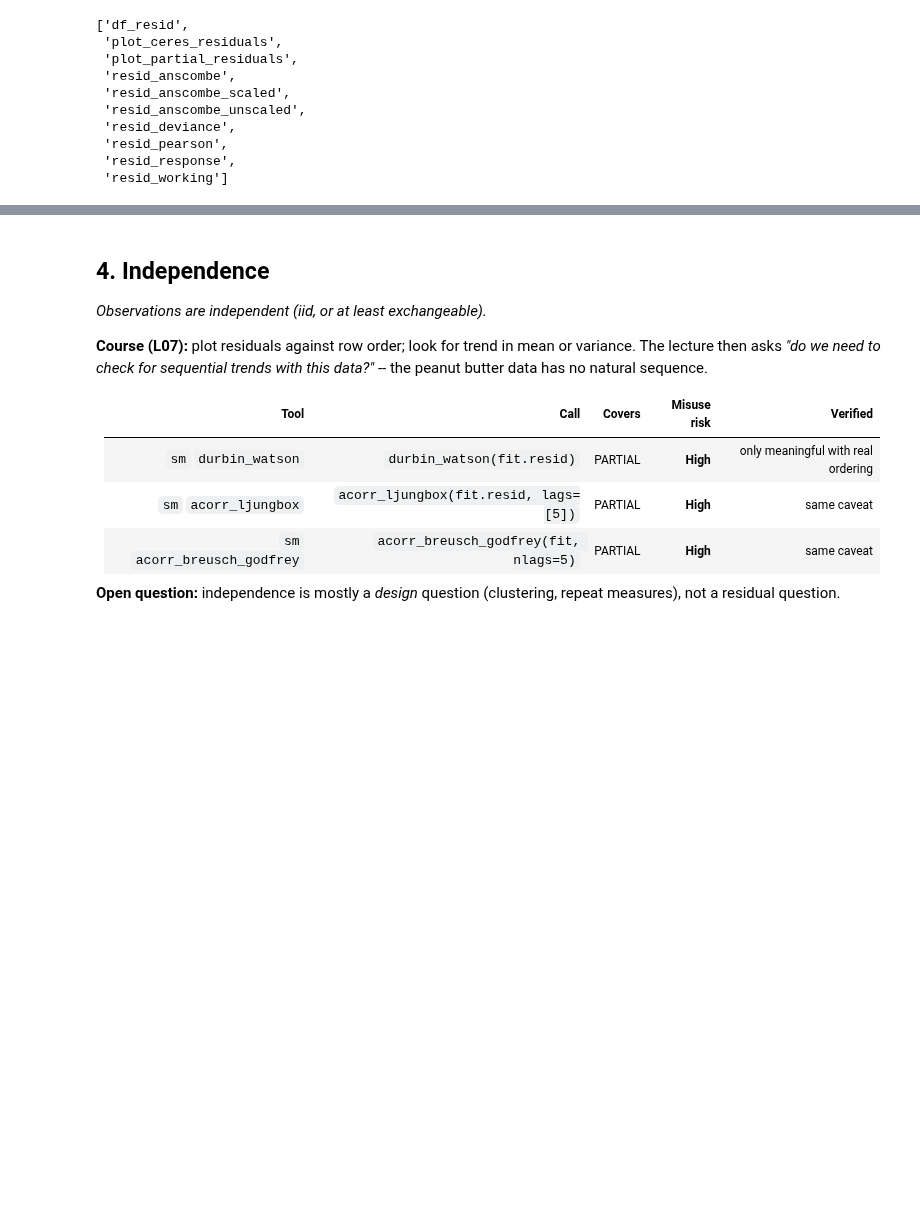
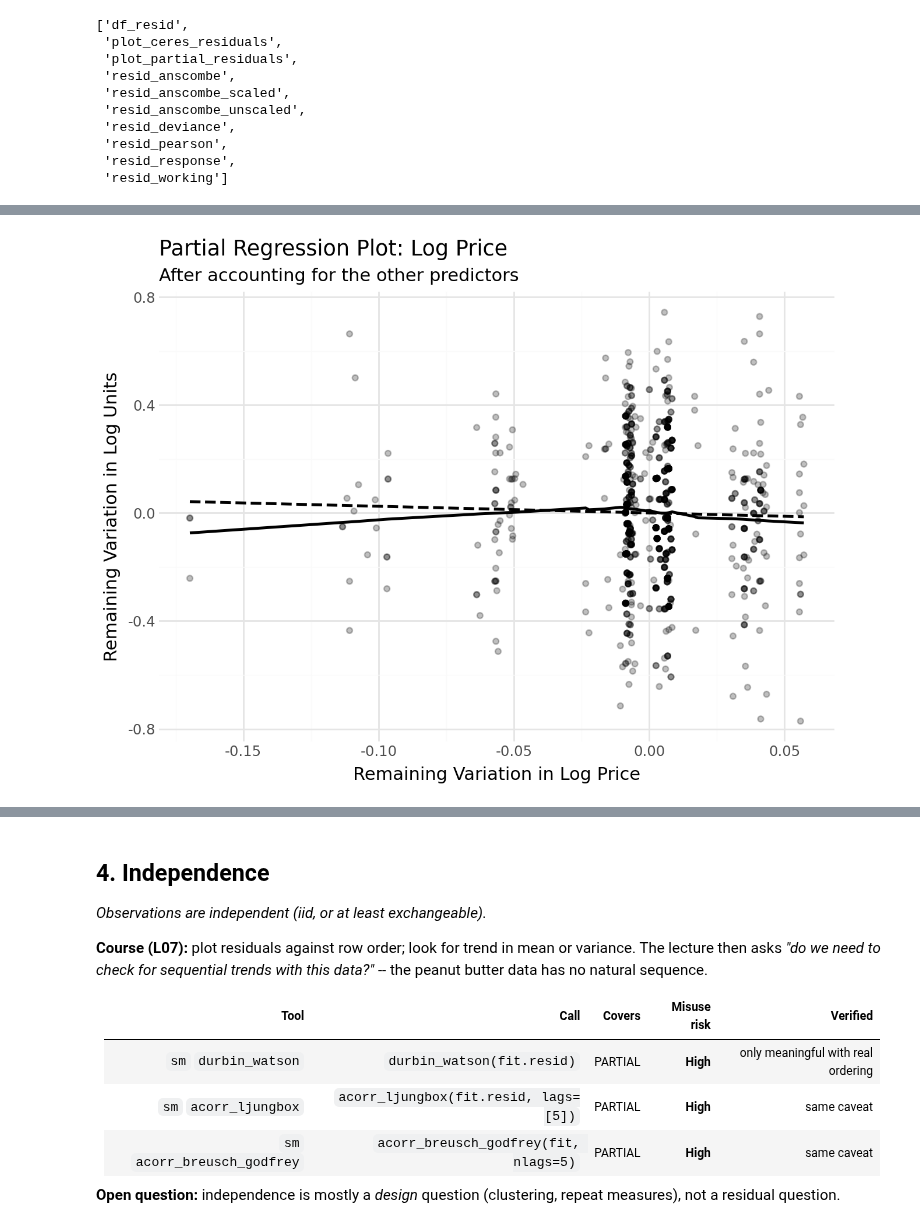
Before and after one commit to marcdotson/data-5600, a Jupyter notebook: code/assumption_notes_3.ipynb, the cells around one changed output, grey strips where cells are left out. Cells and saved outputs as stored; diff of their text form; code cells hidden in the pictures; blank space fills up the shorter version.

```diff
--- a/code/assumption_notes_3.ipynb
+++ b/code/assumption_notes_3.ipynb
@@ -415,0 +487,68 @@ dtype: float64
+# %%
+# 4. Partial Regression Plot
+# Shows the relationship between log_price and log_units
+# after accounting for all other predictors in the model.
+#
+# For linearity, compare the dashed linear fit to the solid LOWESS curve.
+# Large or systematic departures between the two may suggest nonlinearity.
+
+
+# Remove the effects of the other predictors from log_units
+y_partial_fit = smf.ols(
+    "log_units ~ brand_Harmons + brand_PeterPan + brand_Skippy "
+    "+ coupon + ad + texture_Chunky + size_12",
+    data=pb_train
+).fit()
+
+
+# Remove the effects of the other predictors from log_price
+x_partial_fit = smf.ols(
+    "log_price ~ brand_Harmons + brand_PeterPan + brand_Skippy "
+    "+ coupon + ad + texture_Chunky + size_12",
+    data=pb_train
+).fit()
+
+
+# Save the remaining variation after accounting for the other predictors
+partial_regression = pd.DataFrame({
+    "x_residuals": x_partial_fit.resid,
+    "y_residuals": y_partial_fit.resid
+})
+
+
+# Create partial regression plot
+partial_plot = (
+    ggplot(
+        partial_regression,
+        aes(x="x_residuals", y="y_residuals")
+    )
+
+    # Observed partial relationship
+    + geom_point(alpha=0.25)
+
+    # Linear relationship assumed by the regression model
+    + geom_smooth(
+        method="lm",
+        se=False,
+        linetype="dashed"
+    )
+
+    # Flexible relationship to help reveal nonlinear patterns
+    + geom_smooth(
+        method="lowess",
+        se=False
+    )
+
+    + labs(
+        title="Partial Regression Plot: Log Price",
+        subtitle="After accounting for the other predictors",
+        x="Remaining Variation in Log Price",
+        y="Remaining Variation in Log Units"
+    )
+
+    + theme_minimal()
+)
+
+partial_plot.show()
+# %% [output]
+[figure, added]
```
Also changed, not shown: parts of 13 cells of this notebook, 3 other files.
